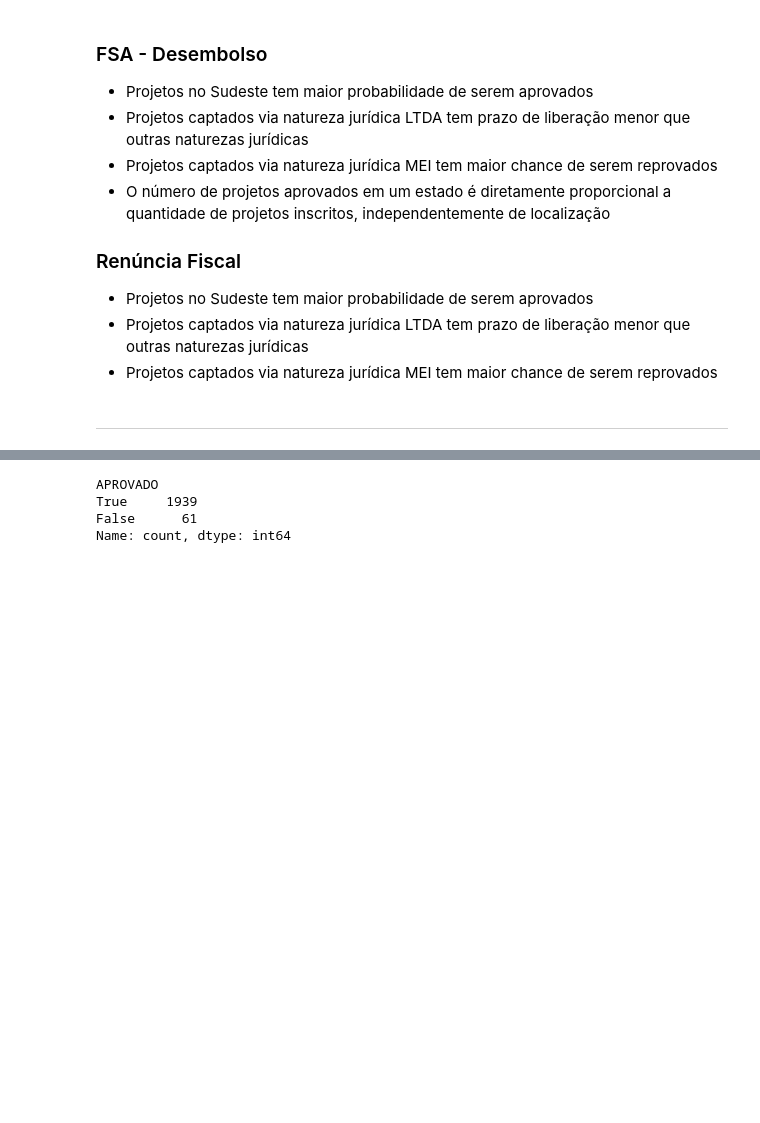
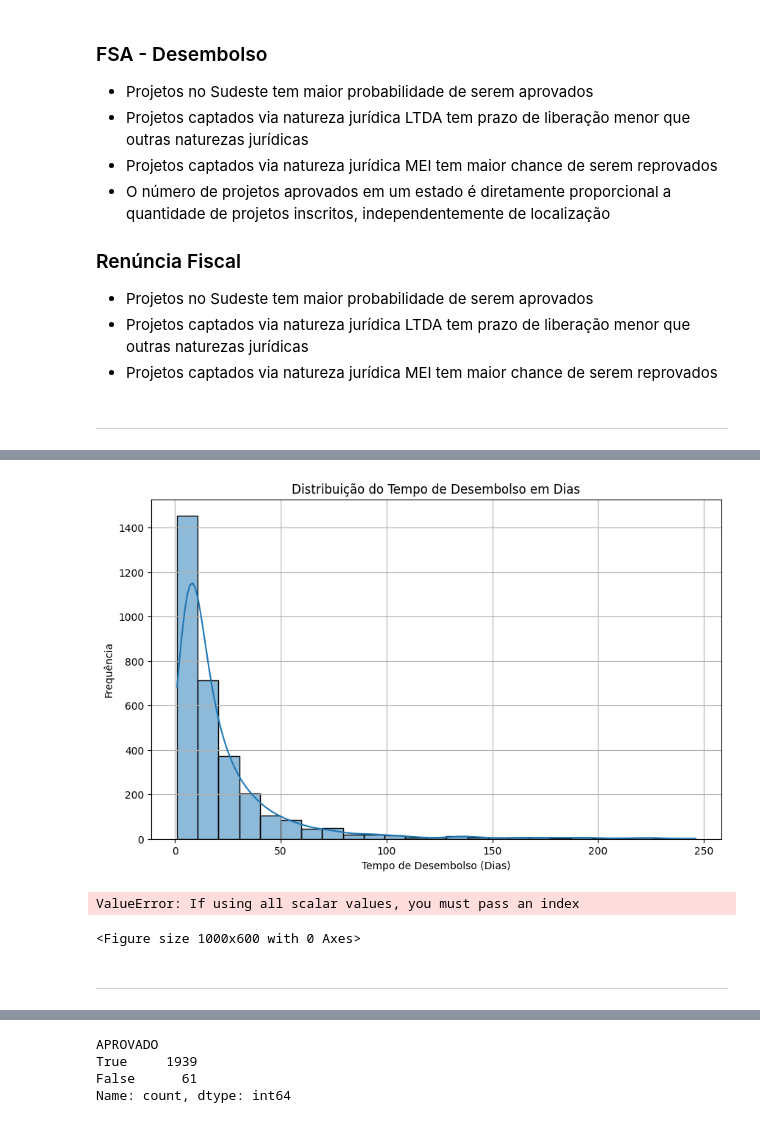
Before and after one commit to fonsecadados/AgenciaNacionalDoCinema_ANCINE, a Jupyter notebook: ANCINE_DesafiosEOportunidades.ipynb, the cells around one changed output, grey strips where cells are left out. Drawn from its saved outputs; the diff is of its cells as text; code cells hidden in the pictures; blank space fills up the shorter version.

```diff
--- a/ANCINE_DesafiosEOportunidades.ipynb
+++ b/ANCINE_DesafiosEOportunidades.ipynb
@@ -1294,3 +1340,29 @@ fsa_desembolso_numerical
+# %%
+dia_1 = fsa_desembolso_tempo[fsa_desembolso_tempo['TEMPO_DESEMBOLSO'] <= 250]
+
+
+plt.figure(figsize=(10, 6))
+sns.histplot(dia_1['TEMPO_DESEMBOLSO'], bins=25, kde=True)
+plt.title('Distribuição do Tempo de Desembolso em Dias')
+plt.xlabel('Tempo de Desembolso (Dias)')
+plt.ylabel('Frequência')
+plt.grid(True)
+plt.show()
+# %% [output]
+[figure, added]
+# %%
+# Plotting the boxplot
+plt.figure(figsize=(10, 6))
+sns.boxplot(x=fsa_desembolso_tempo[fsa_desembolso_tempo['TEMPO_DESEMBOLSO'] <= 250])
+plt.title('Boxplot do Tempo de Desembolso em Dias')
+plt.xlabel('Tempo de Desembolso (Dias)')
+plt.grid(True)
+plt.show()
+# %% [output]
+ValueError: If using all scalar values, you must pass an index
+<Figure size 1000x600 with 0 Axes>
+# %% [markdown]
+---
 # %%
 #Linear Regression for FSA dataset
 def linear_regression_fsa(y):
```
Also changed, not shown: parts of 16 cells of this notebook.
